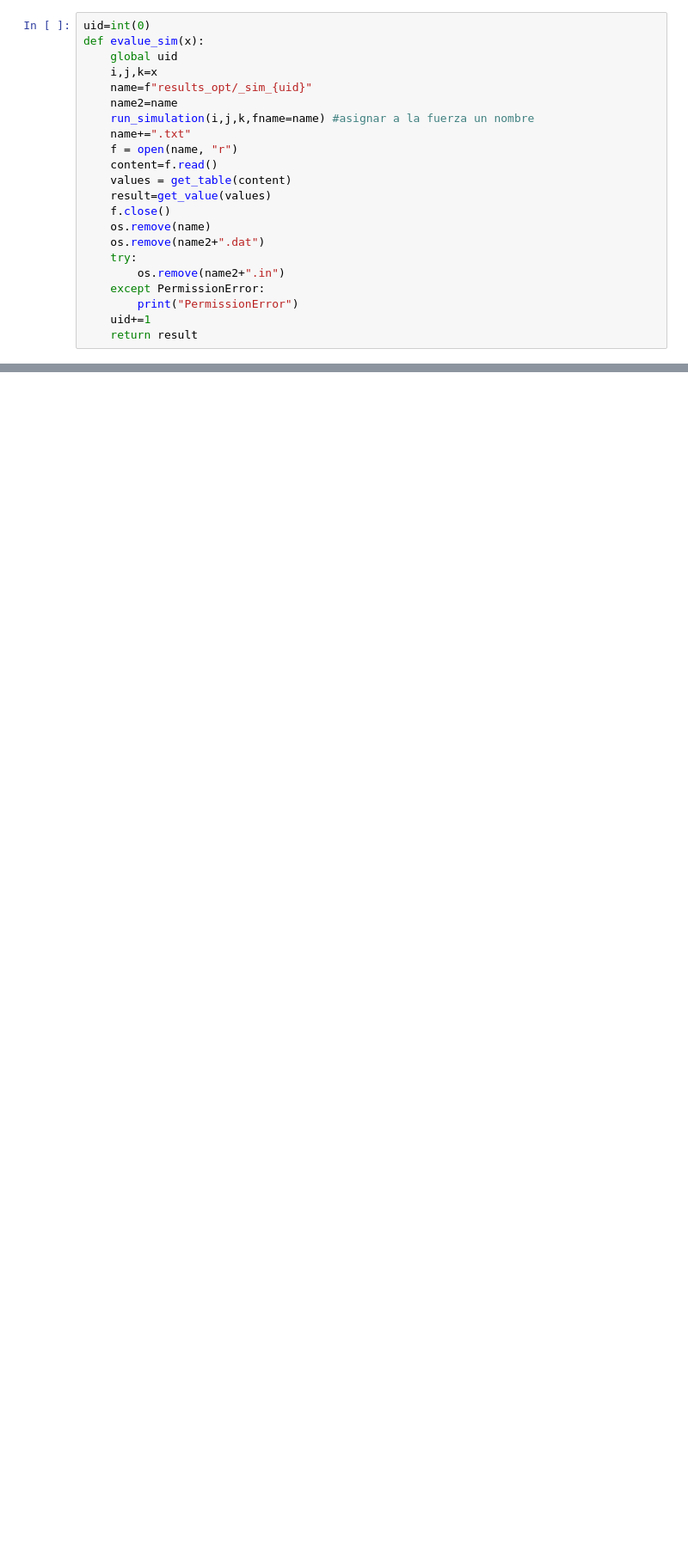
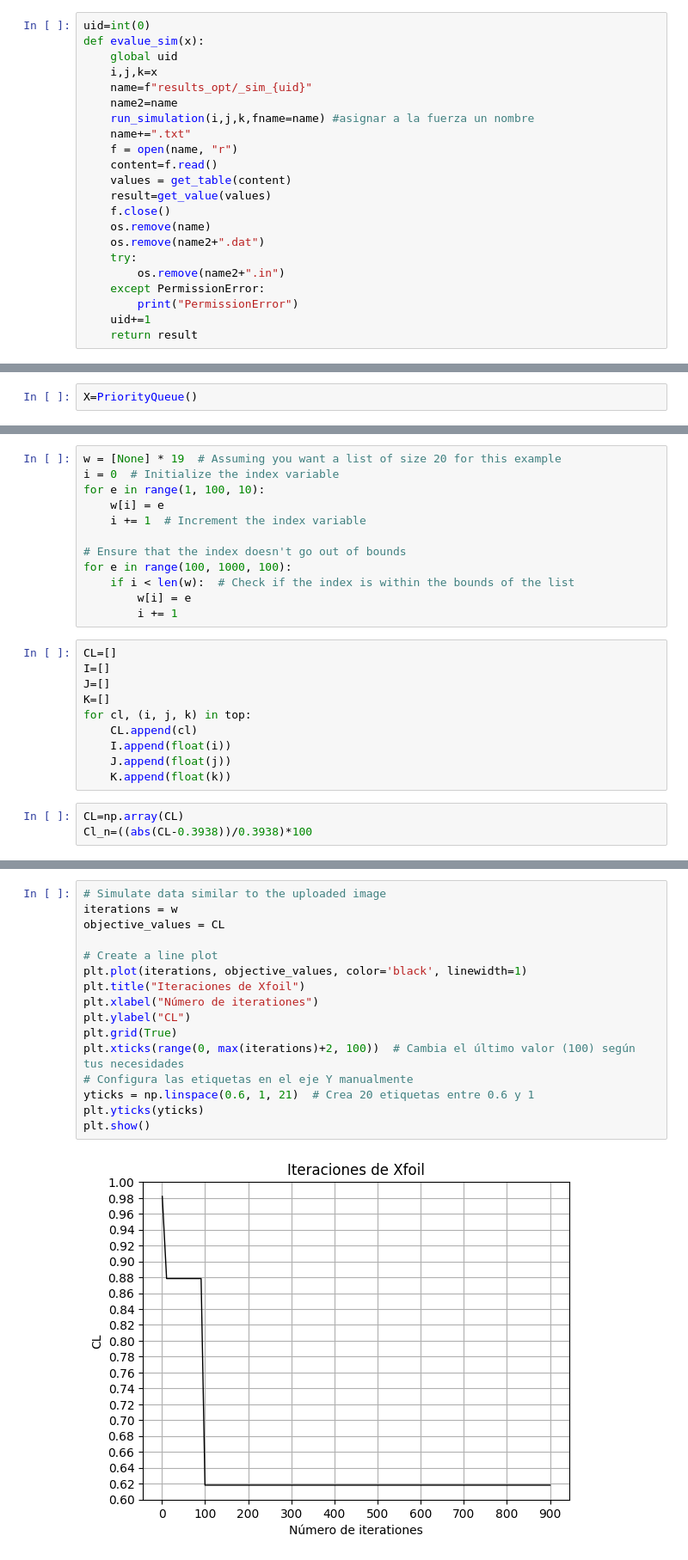
Before and after one commit to Kijoselo/opt_air, a Jupyter notebook: Eficiencia de todas las combinaciones.ipynb, the cells around one changed output, grey strips where cells are left out. Shown at 86% size. Saved outputs shown, nothing was run; the diff lists cells and outputs as text; blank space fills up the shorter version.

```diff
--- a/Eficiencia de todas las combinaciones.ipynb
+++ b/Eficiencia de todas las combinaciones.ipynb
@@ -584,0 +635,2 @@ run_simulation(150.84306274, 209.37315744, 115.54923981)
+# %%
+X=PriorityQueue()
@@ -584,0 +675,25 @@ run_simulation(150.84306274, 209.37315744, 115.54923981)
+# %%
+w = [None] * 19  # Assuming you want a list of size 20 for this example
+i = 0  # Initialize the index variable
+for e in range(1, 100, 10):
+    w[i] = e
+    i += 1  # Increment the index variable
+
+# Ensure that the index doesn't go out of bounds
+for e in range(100, 1000, 100):
+    if i < len(w):  # Check if the index is within the bounds of the list
+        w[i] = e
+        i += 1
+# %%
+CL=[]
+I=[]
+J=[]
+K=[]
+for cl, (i, j, k) in top:
+    CL.append(cl)
+    I.append(float(i))
+    J.append(float(j))
+    K.append(float(k))
+# %%
+CL=np.array(CL)
+Cl_n=((abs(CL-0.3938))/0.3938)*100
@@ -584,0 +704,18 @@ run_simulation(150.84306274, 209.37315744, 115.54923981)
+# %%
+# Simulate data similar to the uploaded image
+iterations = w
+objective_values = CL
+
+# Create a line plot
+plt.plot(iterations, objective_values, color='black', linewidth=1)
+plt.title("Iteraciones de Xfoil")
+plt.xlabel("Número de iterationes")
+plt.ylabel("CL")
+plt.grid(True)
+plt.xticks(range(0, max(iterations)+2, 100))  # Cambia el último valor (100) según tus necesidades
+# Configura las etiquetas en el eje Y manualmente
+yticks = np.linspace(0.6, 1, 21)  # Crea 20 etiquetas entre 0.6 y 1
+plt.yticks(yticks)
+plt.show()
+# %% [output]
+[figure, added]
```
Also changed, not shown: parts of 32 cells of this notebook.
